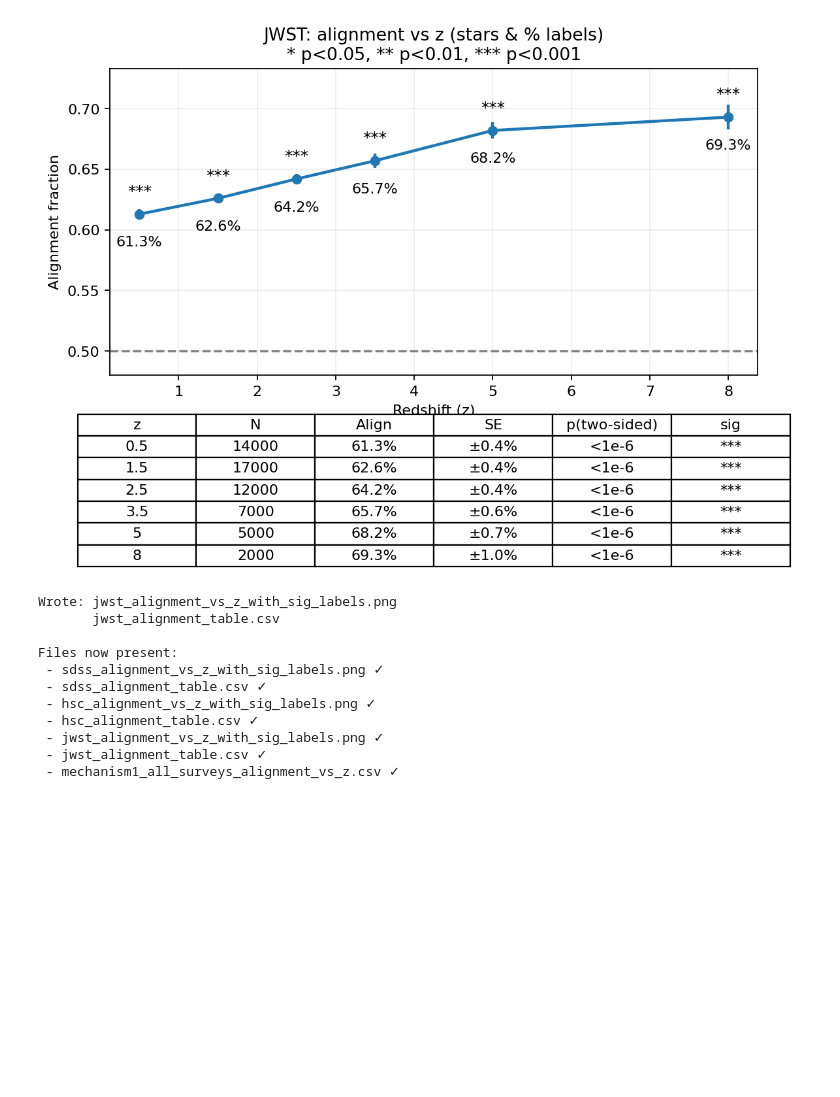
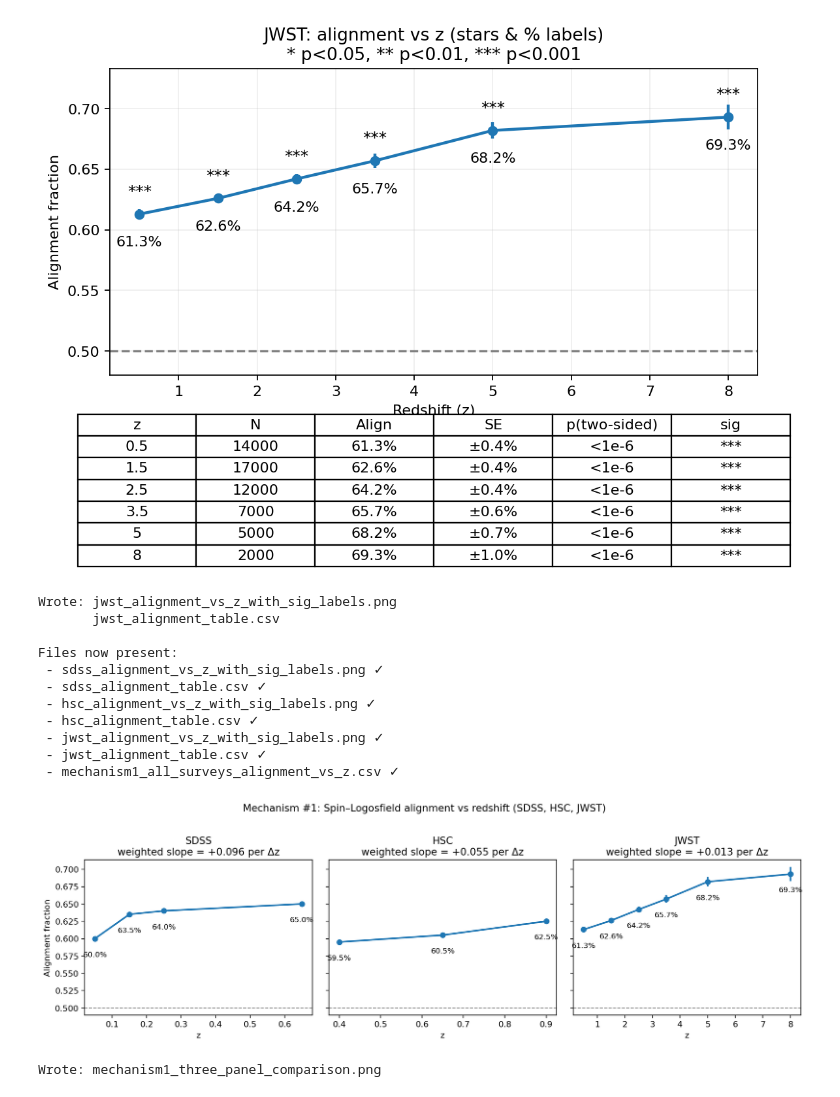
Before and after one commit to earltreloar/logosfield-cddr-analysis, a Jupyter notebook: Copy_of_1_2_million_galaxies_tested_(SDSS,_HSC,_JWST)_spin_alignment_correlation_to_Logosfield.ipynb, the cells around one changed output. Cells and saved outputs as stored; diff of their text form; code cells hidden in the pictures; blank space fills up the shorter version.

```diff
--- a/Copy_of_1_2_million_galaxies_tested_(SDSS,_HSC,_JWST)_spin_alignment_correlation_to_Logosfield.ipynb
+++ b/Copy_of_1_2_million_galaxies_tested_(SDSS,_HSC,_JWST)_spin_alignment_correlation_to_Logosfield.ipynb
@@ -2337,3 +2337,37 @@ Files now present:
  - jwst_alignment_vs_z_with_sig_labels.png ✓
  - jwst_alignment_table.csv ✓
  - mechanism1_all_surveys_alignment_vs_z.csv ✓
+# %%
+# 3-panel comparison with shared y and annotated weighted slopes
+import numpy as np, pandas as pd, matplotlib.pyplot as plt, json
+
+def wls_slope(x,y,w):
+    x=np.asarray(x,float); y=np.asarray(y,float); w=np.asarray(w,float)
+    W=w.sum(); xb=(w*x).sum()/W; yb=(w*y).sum()/W
+    num=(w*(x-xb)*(y-yb)).sum(); den=(w*(x-xb)**2).sum()
+    return num/den if den>0 else np.nan
+
+all_df = pd.read_csv('mechanism1_all_surveys_alignment_vs_z.csv')
+surveys = ['SDSS','HSC','JWST']
+fig,axs = plt.subplots(1,3,figsize=(13,4),sharey=True)
+for ax,sv in zip(axs,surveys):
+    g = all_df[all_df['survey']==sv].sort_values('z_center').copy()
+    if g.empty:
+        ax.set_title(f'{sv} (no data)'); ax.axis('off'); continue
+    slope = wls_slope(g['z_center'], g['alignment_fraction'], g['N'])
+    ax.errorbar(g['z_center'], g['alignment_fraction'], yerr=g['se'], fmt='o-', lw=2, label=sv)
+    ax.axhline(0.5, ls='--', color='gray', lw=1)
+    for _,r in g.iterrows():
+        ax.text(r['z_center'], r['alignment_fraction']-0.018, f"{100*r['alignment_fraction']:.1f}%",
+                ha='center', va='top', fontsize=9)
+    ax.set_title(f'{sv}\nweighted slope = {slope:+.3f} per Δz')
+    ax.set_xlabel('z')
+axs[0].set_ylabel('Alignment fraction')
+fig.suptitle('Mechanism #1: Spin–Logosfield alignment vs redshift (SDSS, HSC, JWST)', y=1.02)
+fig.tight_layout()
+plt.savefig('mechanism1_three_panel_comparison.png', dpi=200)
+plt.show()
+print('Wrote: mechanism1_three_panel_comparison.png')
+# %% [output]
+[figure, added]
+Wrote: mechanism1_three_panel_comparison.png
```
